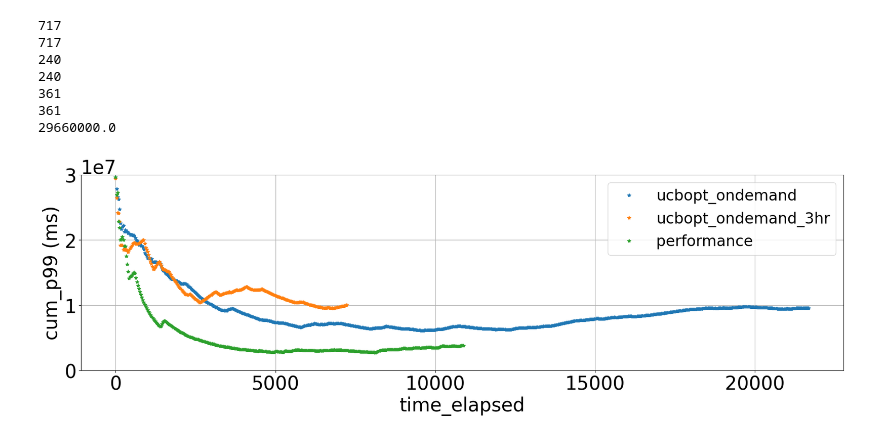
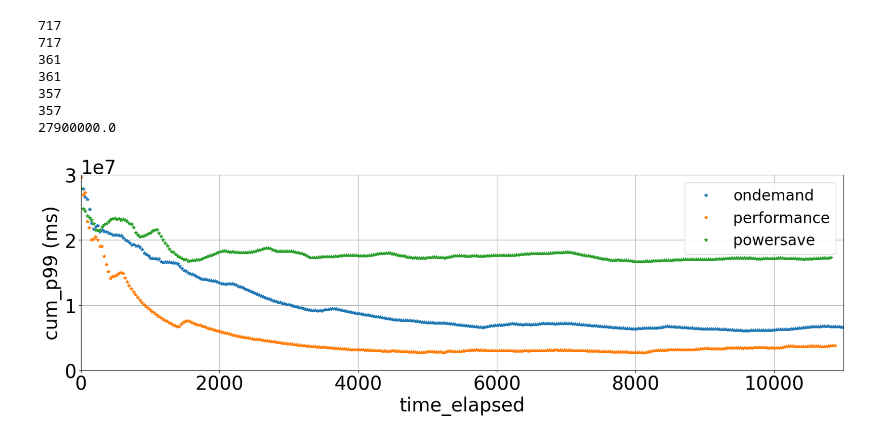
Before and after one commit to SustainableOpenShift/peakler, a Jupyter notebook: experiments/cilantro/jupyter-notebook/sm220u.ipynb, the cells around one changed output. Saved outputs shown, nothing was run; the diff lists cells and outputs as text; code cells hidden in the pictures.

```diff
--- a/experiments/cilantro/jupyter-notebook/sm220u.ipynb
+++ b/experiments/cilantro/jupyter-notebook/sm220u.ipynb
@@ -11,8 +11,8 @@ plt.rc('xtick', labelsize=30)    # fontsize of the tick labels
 plt.rc('ytick', labelsize=30)    # fontsize of the tick labels
 
 pol = ['../ucbopt_ondemand_sm220u/results/cilantrologs/',
-      '../ucbopt_ondemand_sm220u_3hoursonly/results/cilantrologs/',
-      '../ucbopt_performance_sm220u/results/cilantrologs/']
+      '../ucbopt_performance_sm220u/results/cilantrologs/',
+      '../ucbopt_powersave_sm220u/results/cilantrologs/']
 
 TIME_ELAPSED = 'time_elapsed'
 ALLOC_PER_UNIT_LOAD = 'alloc_per_unit_load'
@@ -134,40 +134,41 @@ def getRet(p):
 plt.rcParams['figure.figsize'] = 18, 6
 
 ## Graph from Cilantro paper
 
 rets = {}
-rets['ucbopt_ondemand'] = getDefaultRet(pol[0])
-rets['ucbopt_ondemand_3hr'] = getDefaultRet(pol[1])
-rets['performance'] = getDefaultRet(pol[2])
+rets['ondemand'] = getDefaultRet(pol[0])
+rets['performance'] = getDefaultRet(pol[1])
+rets['powersave'] = getDefaultRet(pol[2])
 
 fig, ax = plt.subplots(1, 1)
 
 for k, v in rets.items():
     y_vals = [elem[CUM_P99] for elem in v]
     x_vals = [elem[TIME_ELAPSED] for elem in v]
 
     print(len(x_vals))
     print(len(y_vals))
 
     ax.errorbar(x_vals, y_vals, fmt="*", label=f"{k}")
 
 ax.set_xlabel(f"{TIME_ELAPSED}")
 ax.set_ylabel(f"{CUM_P99} (ms)")
 print(y_vals[0])
 ax.set_ylim(0, 30000000)
+ax.set_xlim(0, 11000)
 ax.grid(True)
 ax.legend(fontsize=24)
 plt.tight_layout()
 plt.show()
 # %% [output]
 717
 717
-240
-240
 361
 361
-29660000.0
+357
+357
+27900000.0
-[figure, old version]
+[figure, new version]
 # %%
 def getJoules(name):
     with open(name) as f:
```
Also changed, not shown: parts of 2 cells of this notebook.
